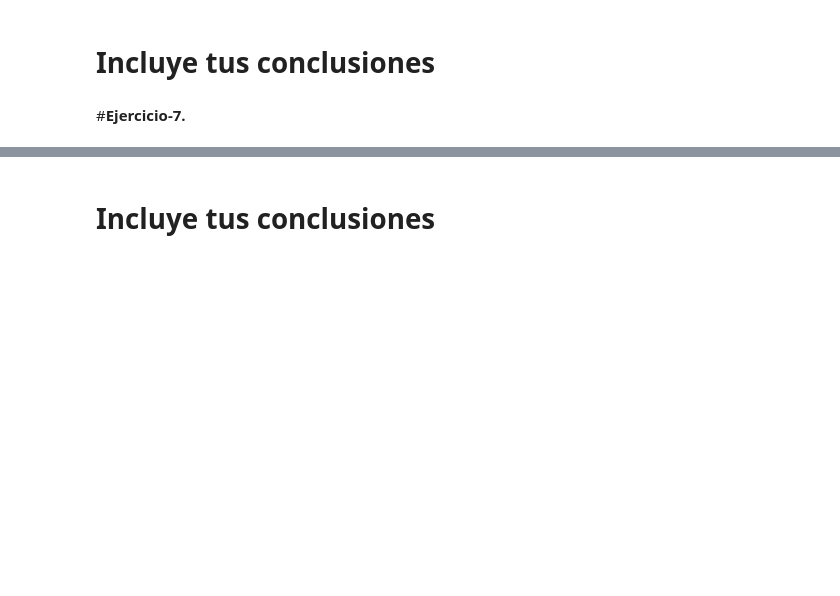
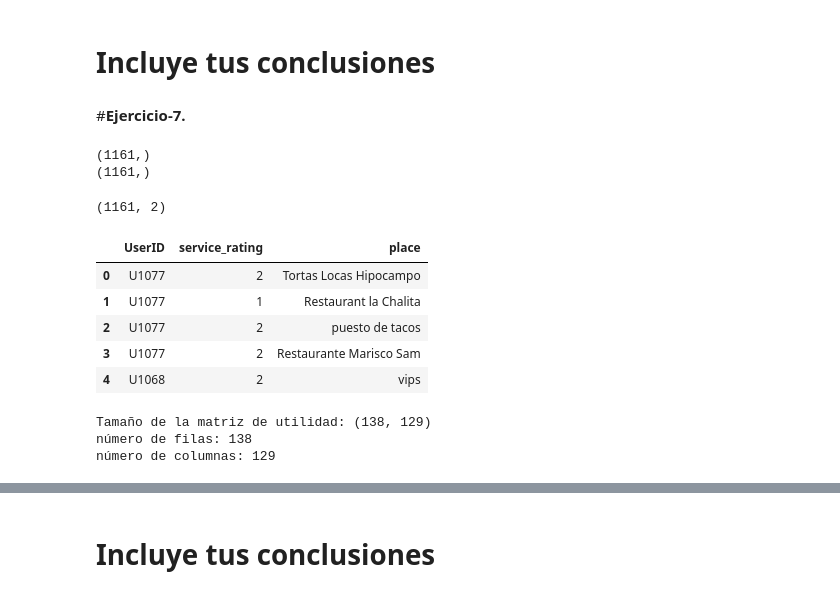
Before and after one commit to LH-1169213/Equipo3, a Jupyter notebook: SVD_Equipo09.ipynb, the cells around one changed output, grey strips where cells are left out. Saved outputs shown, nothing was run; the diff lists cells and outputs as text; code cells hidden in the pictures; blank space fills up the shorter version.

```diff
--- a/SVD_Equipo09.ipynb
+++ b/SVD_Equipo09.ipynb
@@ -731,0 +730,39 @@ None
+# %%
+#Obteniendo datos de valor del archivo rating_final.csv
+UserID = np.array(df_ratingfinal[['userID']]).flatten()
+print(UserID.shape)
+service_rating = np.array(df_ratingfinal[['service_rating']]).flatten()
+print(service_rating.shape)
+# %% [output]
+(1161,)
+(1161,)
+# %%
+# Creamos un DF con los valores previamente obtenidos de las dos BD
+
+df_service = pd.DataFrame({"UserID": UserID,"service_rating": service_rating})
+df_service.head()
+df_service.shape
+# %% [output]
+(1161, 2)
+# %%
+# Agregamos el nombre del lugar que están calificando los usuarios
+
+df_service["place"] = df_ratingfinal['placeID'].map(place_map)
+df_service.head()
+# %% [output]
+|  | UserID | service_rating | place |
+| 0 | U1077 | 2 | Tortas Locas Hipocampo |
+| 1 | U1077 | 1 | Restaurant la Chalita |
+| 2 | U1077 | 2 | puesto de tacos |
+| 3 | U1077 | 2 | Restaurante Marisco Sam |
+| 4 | U1068 | 2 | vips |
+# %%
+#Matriz de utilidad
+matriz_service = df_service.pivot_table(values='service_rating', index='UserID', columns='place', fill_value=0)
+print('Tamaño de la matriz de utilidad:', matriz_service.shape)
+print('número de filas:',matriz_service.shape[0])
+print('número de columnas:',matriz_service.shape[1])
+# %% [output]
+Tamaño de la matriz de utilidad: (138, 129)
+número de filas: 138
+número de columnas: 129
```
Also changed, not shown: parts of 9 cells of this notebook.
